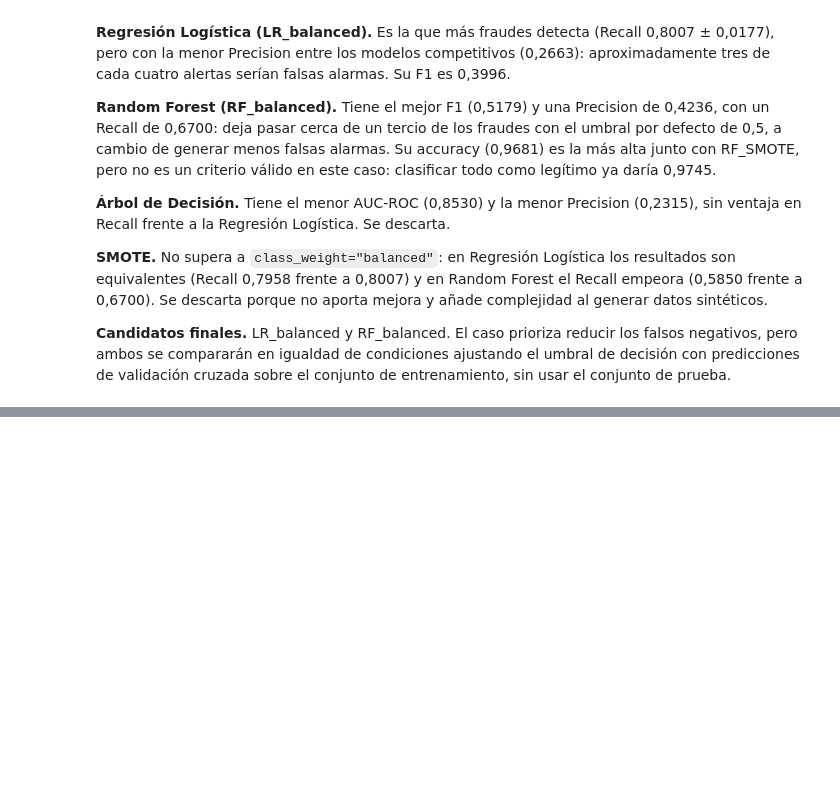
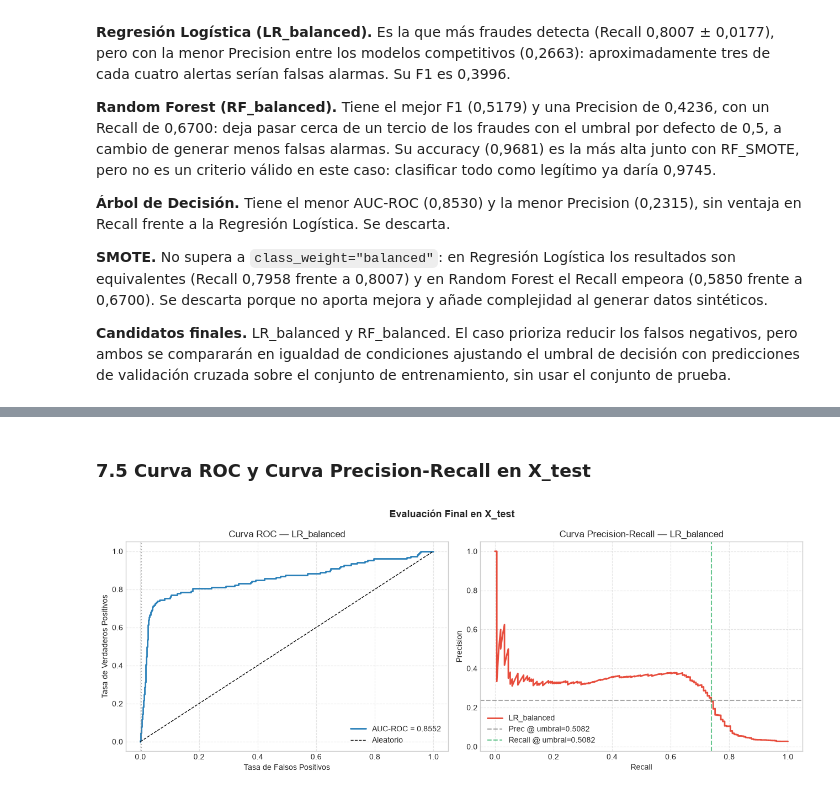
Before and after one commit to Leonardo2002AF/DETECCION_FRAUDEZ, a Jupyter notebook: fraude.ipynb, the cells around one changed output, grey strips where cells are left out. Cells and saved outputs as stored; diff of their text form; code cells hidden in the pictures; blank space fills up the shorter version.

Commit message:
Fase 7: modelo final y evaluación en holdout

```diff
--- a/fraude.ipynb
+++ b/fraude.ipynb
@@ -653,0 +725,6 @@ plt.show()
+# %%
+# (3) Modelo final: mayor Precision con Recall >= 0.80 en validación cruzada OOF
+mejor_nombre = df_umbral["Precision (CV-OOF)"].idxmax()
+umbral_final  = float(df_umbral.loc[mejor_nombre, "Umbral"])
+print(f"Modelo final seleccionado: {mejor_nombre}")
+print(f"Umbral óptimo (OOF):       {umbral_final}")
@@ -653,0 +786,39 @@ plt.show()
+# %% [markdown]
+### 7.5 Curva ROC y Curva Precision-Recall en X_test
+# %%
+# (5) Curva ROC y Curva Precision-Recall evaluadas en X_test
+fpr, tpr, _ = roc_curve(y_test, proba_test)
+auc_roc      = roc_auc_score(y_test, proba_test)
+prec_c, rec_c, thresh_c = precision_recall_curve(y_test, proba_test)
+
+fig, axes = plt.subplots(1, 2, figsize=(13, 5))
+
+# Curva ROC
+axes[0].plot(fpr, tpr, color="#2980b9", lw=2, label=f"AUC-ROC = {auc_roc:.4f}")
+axes[0].plot([0, 1], [0, 1], "k--", lw=1, label="Aleatorio")
+axes[0].axvline(fpr[(np.abs(tpr - (proba_test >= umbral_final).mean())).argmin()],
+                color="gray", linestyle=":", alpha=0.6)
+axes[0].set_title(f"Curva ROC — {mejor_nombre}")
+axes[0].set_xlabel("Tasa de Falsos Positivos")
+axes[0].set_ylabel("Tasa de Verdaderos Positivos")
+axes[0].legend()
+axes[0].grid(True, linestyle="--", alpha=0.5)
+
+# Curva Precision-Recall
+axes[1].plot(rec_c, prec_c, color="#e74c3c", lw=2,
+             label=f"{mejor_nombre}")
+axes[1].axhline(precision_score(y_test, y_pred_test), color="gray",
+                linestyle="--", alpha=0.7, label=f"Prec @ umbral={umbral_final}")
+axes[1].axvline(recall_score(y_test, y_pred_test), color="#27ae60",
+                linestyle="--", alpha=0.7, label=f"Recall @ umbral={umbral_final}")
+axes[1].set_title(f"Curva Precision-Recall — {mejor_nombre}")
+axes[1].set_xlabel("Recall")
+axes[1].set_ylabel("Precision")
+axes[1].legend()
+axes[1].grid(True, linestyle="--", alpha=0.5)
+
+plt.suptitle("Evaluación Final en X_test", fontsize=13, fontweight="bold")
+plt.tight_layout()
+plt.show()
+# %% [output]
+[figure, added]
```
Also changed, not shown: parts of 10 cells of this notebook.
